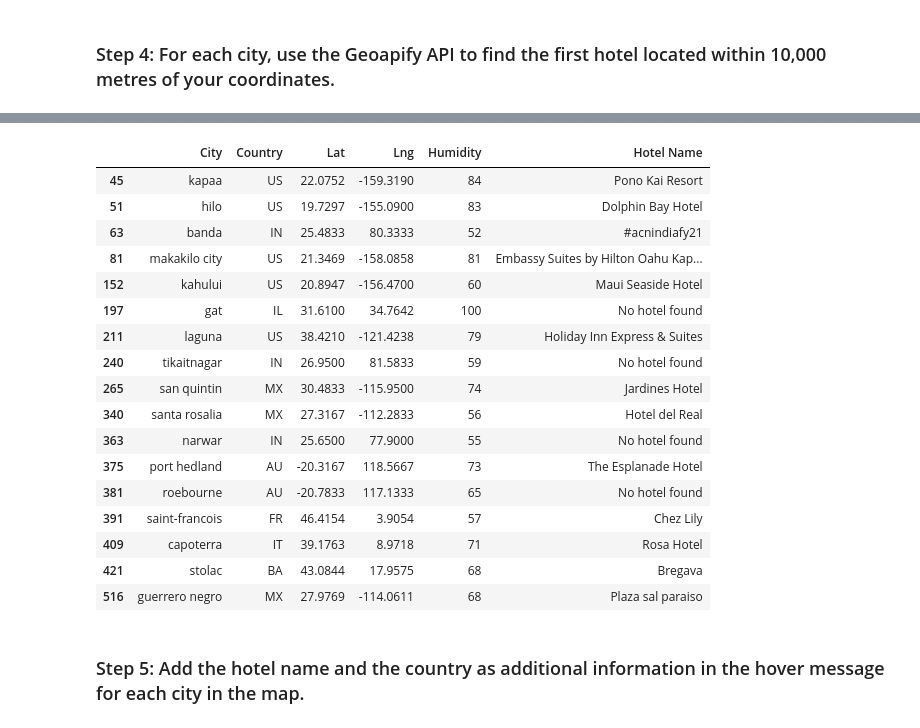
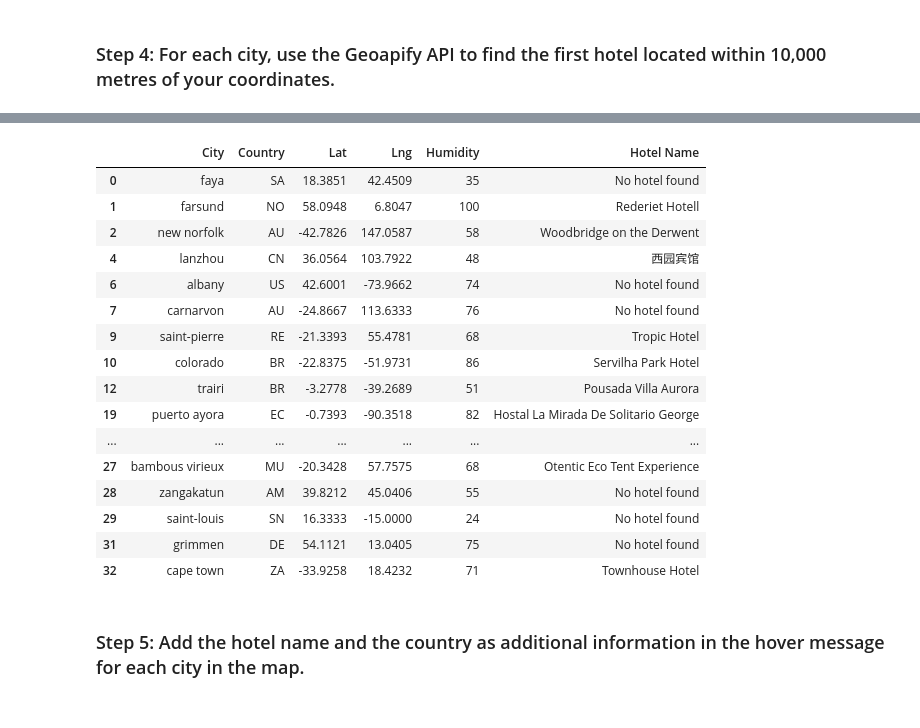
Before and after one commit to LeviEzra1/Python-API-Challenge, a Jupyter notebook: Starter_Code/starter_code/VacationPy.ipynb, the cells around one changed output, grey strips where cells are left out. Saved outputs shown, nothing was run; the diff lists cells and outputs as text; code cells hidden in the pictures.

```diff
--- a/Starter_Code/starter_code/VacationPy.ipynb
+++ b/Starter_Code/starter_code/VacationPy.ipynb
@@ -59,10 +55,10 @@ Map_O_World
 cites_good_weather_df = city_data_df[city_data_df["Max Temp"] > 10]
 
 # Drop any rows with null values
-# YOUR CODE HERE
+cites_good_weather_df.drop()
 
 # Display sample data
-# YOUR CODE HERE
+cites_good_weather_df = cites_good_weather_df.head(20) # for now
 
 cites_good_weather_df
 # %% [output]
@@ -105,8 +162,13 @@ See the caveats in the documentation: https://pandas.pydata.org/pandas-docs/stab
 # %%
 # Set parameters to search for a hotel
-radius = # YOUR CODE HERE
+radius = 10000
+categories = "accommodation.hotel"
+
+# https://apidocs.geoapify.com/docs/place-details/#place-details
 params = {
-    # YOUR CODE HERE
+    "radius": radius,
+    "categories": categories,
+    "apiKey": geoapify_key
 }
 
 # Print a message to follow up the hotel search
@@ -116,20 +178,22 @@ print("Starting hotel search")
 for index, row in hotel_df.iterrows():
     # get latitude, longitude from the DataFrame
     # YOUR CODE HERE
+    latitude = row["Lat"] # 3225.4
+    longitude = row["Lng"] # 1232.9
 
     # Add filter and bias parameters with the current city's latitude and longitude to the params dictionary
-    params["filter"] = # YOUR CODE HERE
-    params["bias"] = # YOUR CODE HERE
+    params["filter"] = f"circle:{longitude},{latitude},{radius}" # YOUR CODE HERE
+    params["bias"] = f"proximity:{longitude},{latitude}"# YOUR CODE HERE
 
     # Set base URL
     base_url = "https://api.geoapify.com/v2/places"
 
 
     # Make and API request using the params dictionaty
-    name_address = # YOUR CODE HERE
+    name_address = requests.get(base_url, params=params)
 
     # Convert the API response to JSON format
-    name_address = # YOUR CODE HERE
+    name_address = name_address.json()
 
     # Grab the first hotel from the results and store the name in the hotel_df DataFrame
     try:
@@ -165,20 +228,19 @@ guerrero negro - nearest hotel: Plaza sal paraiso
 |  | City | Country | Lat | Lng | Humidity | Hotel Name |
-| 45 | kapaa | US | 22.0752 | -159.3190 | 84 | Pono Kai Resort |
-| 51 | hilo | US | 19.7297 | -155.0900 | 83 | Dolphin Bay Hotel |
-| 63 | banda | IN | 25.4833 | 80.3333 | 52 | #acnindiafy21 |
-| 81 | makakilo city | US | 21.3469 | -158.0858 | 81 | Embassy Suites by Hilton Oahu Kap... |
-| 152 | kahului | US | 20.8947 | -156.4700 | 60 | Maui Seaside Hotel |
-| 197 | gat | IL | 31.6100 | 34.7642 | 100 | No hotel found |
-| 211 | laguna | US | 38.4210 | -121.4238 | 79 | Holiday Inn Express & Suites |
-| 240 | tikaitnagar | IN | 26.9500 | 81.5833 | 59 | No hotel found |
-| 265 | san quintin | MX | 30.4833 | -115.9500 | 74 | Jardines Hotel |
-| 340 | santa rosalia | MX | 27.3167 | -112.2833 | 56 | Hotel del Real |
-| 363 | narwar | IN | 25.6500 | 77.9000 | 55 | No hotel found |
-| 375 | port hedland | AU | -20.3167 | 118.5667 | 73 | The Esplanade Hotel |
-| 381 | roebourne | AU | -20.7833 | 117.1333 | 65 | No hotel found |
-| 391 | saint-francois | FR | 46.4154 | 3.9054 | 57 | Chez Lily |
-| 409 | capoterra | IT | 39.1763 | 8.9718 | 71 | Rosa Hotel |
-| 421 | stolac | BA | 43.0844 | 17.9575 | 68 | Bregava |
-| 516 | guerrero negro | MX | 27.9769 | -114.0611 | 68 | Plaza sal paraiso |
+| 0 | faya | SA | 18.3851 | 42.4509 | 35 | No hotel found |
+| 1 | farsund | NO | 58.0948 | 6.8047 | 100 | Rederiet Hotell |
+| 2 | new norfolk | AU | -42.7826 | 147.0587 | 58 | Woodbridge on the Derwent |
+| 4 | lanzhou | CN | 36.0564 | 103.7922 | 48 | 西园宾馆 |
+| 6 | albany | US | 42.6001 | -73.9662 | 74 | No hotel found |
+| 7 | carnarvon | AU | -24.8667 | 113.6333 | 76 | No hotel found |
+| 9 | saint-pierre | RE | -21.3393 | 55.4781 | 68 | Tropic Hotel |
+| 10 | colorado | BR | -22.8375 | -51.9731 | 86 | Servilha Park Hotel |
+| 12 | trairi | BR | -3.2778 | -39.2689 | 51 | Pousada Villa Aurora |
+| 19 | puerto ayora | EC | -0.7393 | -90.3518 | 82 | Hostal La Mirada De Solitario George |
+| ... | ... | ... | ... | ... | ... | ... |
+| 27 | bambous virieux | MU | -20.3428 | 57.7575 | 68 | Otentic Eco Tent Experience |
+| 28 | zangakatun | AM | 39.8212 | 45.0406 | 55 | No hotel found |
+| 29 | saint-louis | SN | 16.3333 | -15.0000 | 24 | No hotel found |
+| 31 | grimmen | DE | 54.1121 | 13.0405 | 75 | No hotel found |
+| 32 | cape town | ZA | -33.9258 | 18.4232 | 71 | Townhouse Hotel |
 # %% [markdown]
 ### Step 5: Add the hotel name and the country as additional information in the hover message for each city in the map.
```
Also changed, not shown: parts of 11 cells of this notebook, 2 other files.
